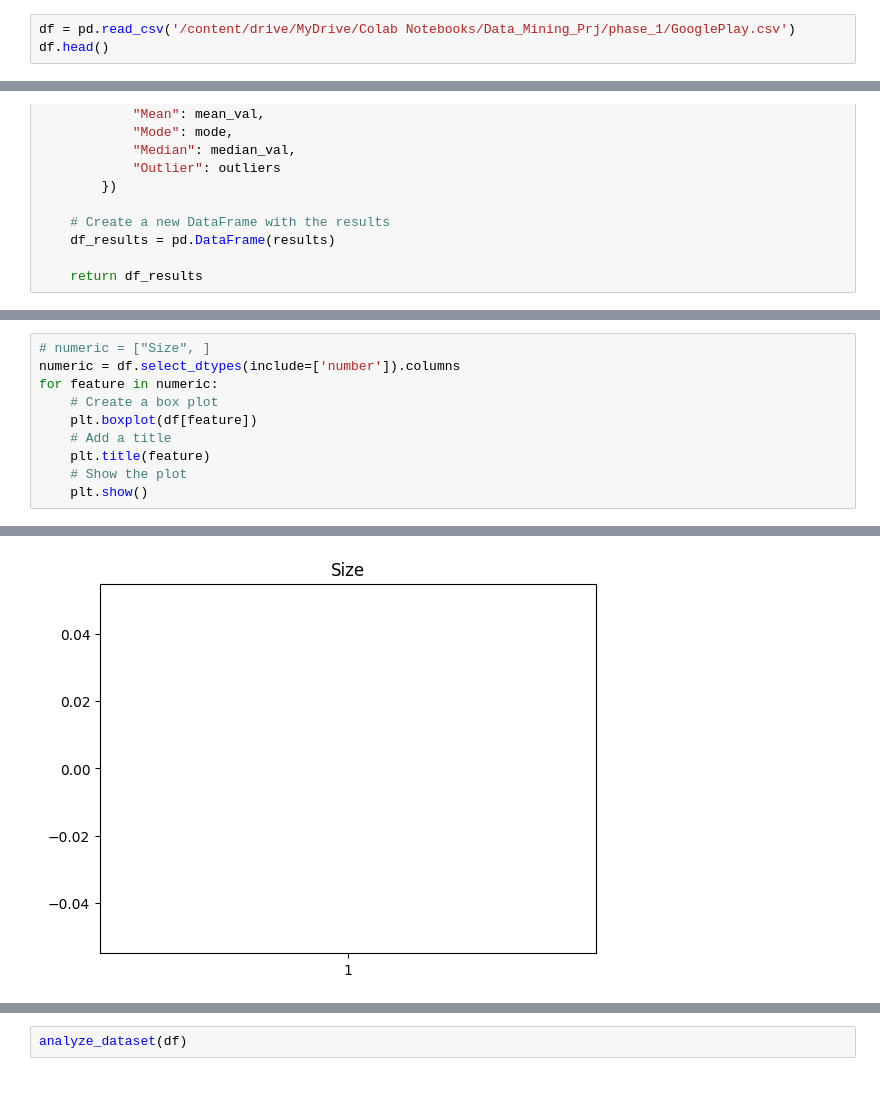
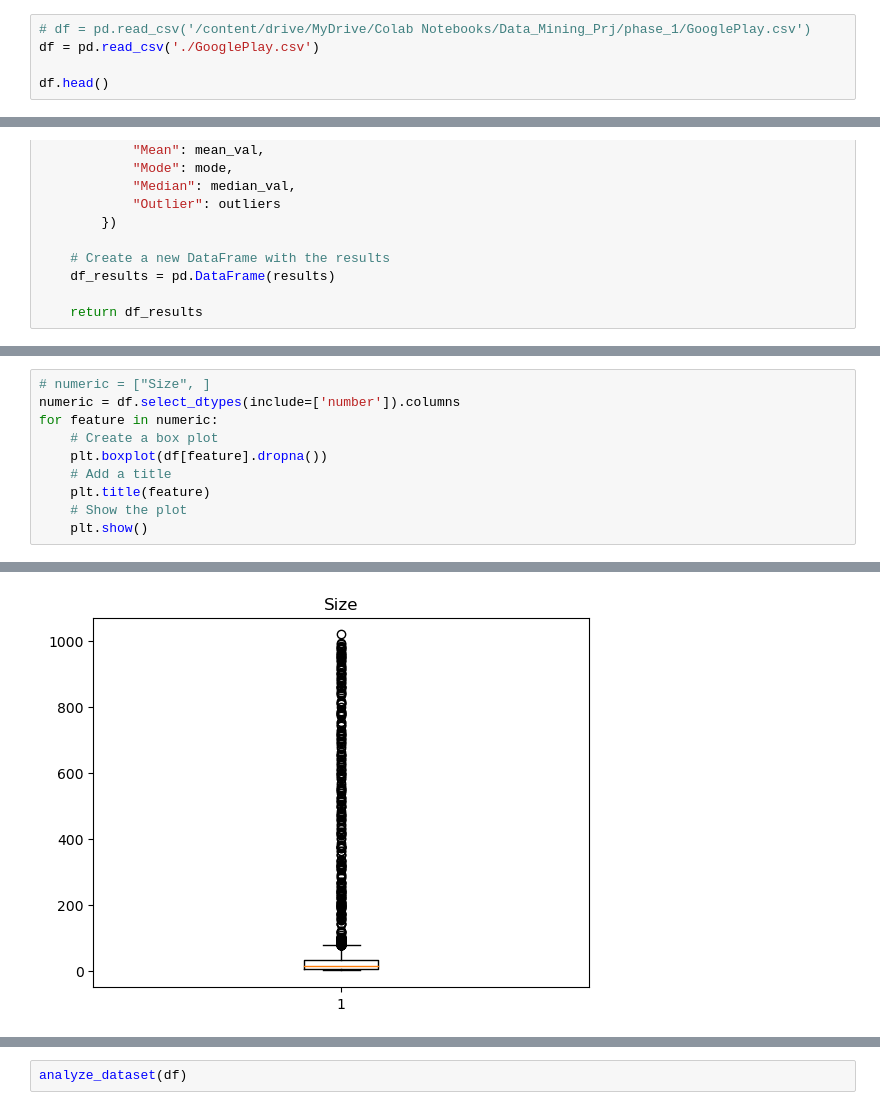
Before and after one commit to tahmine-t/DataMining_Prj, a Jupyter notebook: datamining_1.ipynb, the cells around one changed output, grey strips where cells are left out. Cells and saved outputs as stored; diff of their text form.

Commit message:
fix boxplots

```diff
--- a/datamining_1.ipynb
+++ b/datamining_1.ipynb
@@ -10,7 +10,9 @@ from sklearn.preprocessing import LabelEncoder, StandardScaler
 import matplotlib.pyplot as plt
 import seaborn as sns
 # %%
-df = pd.read_csv('/content/drive/MyDrive/Colab Notebooks/Data_Mining_Prj/phase_1/GooglePlay.csv')
+# df = pd.read_csv('/content/drive/MyDrive/Colab Notebooks/Data_Mining_Prj/phase_1/GooglePlay.csv')
+df = pd.read_csv('./GooglePlay.csv')
+
 df.head()
 # %% [output]
 |  | Unnamed: 0 | App | Category | Rating | Reviews | Size | Installs | Type | Price | Content Rating | ... |
@@ -149,7 +151,7 @@ analyze_dataset(df)
 numeric = df.select_dtypes(include=['number']).columns
 for feature in numeric:
     # Create a box plot
-    plt.boxplot(df[feature])
+    plt.boxplot(df[feature].dropna())
     # Add a title
     plt.title(feature)
     # Show the plot
@@ -160 +162 @@ for feature in numeric:
-[figure, old version]
+[figure, new version]
```
Also changed, not shown: parts of 1 cell of this notebook.
